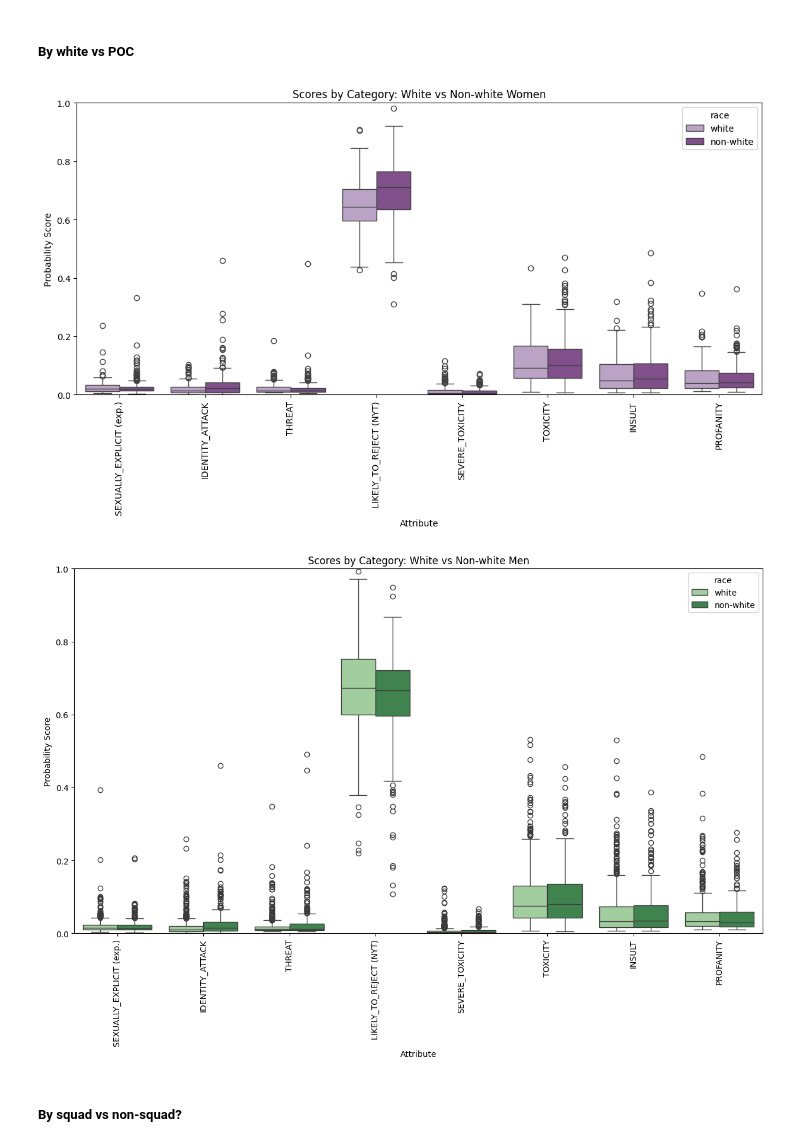
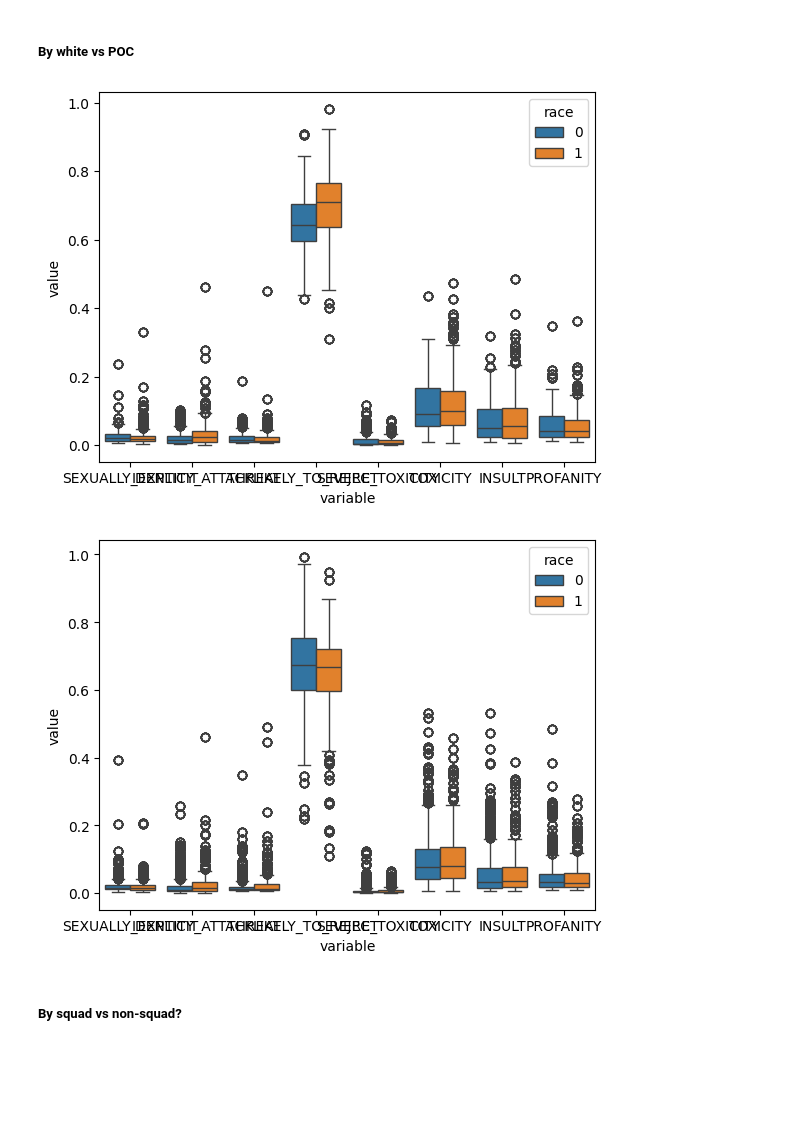
Before and after one commit to tsrogers9/CS315-proj3-group2, a Jupyter notebook: 2-analysis/stance_detection_analysis.ipynb, the cells around one changed output. Saved outputs shown, nothing was run; the diff lists cells and outputs as text; code cells hidden in the pictures; blank space fills up the shorter version.

```diff
--- a/2-analysis/stance_detection_analysis.ipynb
+++ b/2-analysis/stance_detection_analysis.ipynb
@@ -25,4 +25,5 @@ col_names_cats = ['SEXUALLY_EXPLICIT (exp.)', 'IDENTITY_ATTACK', 'THREAT', 'LIKE
 # %%
+#edited
 def flatten_datajson(d_json, gender, col_names_cats):
     """
     Input: d_json - a json of video scores for each video for politicians of the same gender; gender - gender of users
@@ -44,7 +45,7 @@ def flatten_datajson(d_json, gender, col_names_cats):
         for vid in pol_json.keys():
             vid_dict = d_json[politician][vid] # video dictionary (dictionary for one video)
             vid_dict['video_id'] = vid # add key-value for video id
-            vid_df = pd.DataFrame(vid_dict, index=['i',]) # convert video dictionary to df
+            vid_df = pd.DataFrame(vid_dict, index=col_names_basic) # convert video dictionary to df
 
             # add video df to df of a politician's videos if netiher are empty
             try:
@@ -61,5 +62,4 @@ def flatten_datajson(d_json, gender, col_names_cats):
             print(f"{df_pol_vids['politician']} failed to add to dict")
 
     df_vids.loc[:, 'gender'] = gender
-
     return df_vids
@@ -72,10 +76,6 @@ def datajson_to_csv(d_json, gender, col_names):
     Converts json of video scores to a df and writes to a CSV
     """
     df_temp = flatten_datajson(d_json, gender, col_names)
-    print(df_temp.shape)
-
-    df_temp = df_temp.rename(columns={"SEXUALLY_EXPLICIT":"SEXUALLY_EXPLICIT (exp.)", "LIKELY_TO_REJECT":"LIKELY_TO_REJECT (NYT)"})
-
     today = str(date.today()).replace('-','_')
     df_temp.to_csv(f"{gender}_politician_avg_scores_{today}.csv", index=False)
     return df_temp
@@ -163,22 +162,13 @@ plot_stance_by_gender(male_federal_avgs, fem_federal_avgs)
 # %% [markdown]
 #### By politician
 # %%
-all_categories = ['SEXUALLY_EXPLICIT (exp.)', 'IDENTITY_ATTACK', 'THREAT', 'LIKELY_TO_REJECT (NYT)', 'SEVERE_TOXICITY', 'TOXICITY', 'INSULT','PROFANITY']
-palette = sns.color_palette('PRGn')
-
-def plot_side_by_side(multi_poli_df, identify, categories, title, ylim, palette_in):
+def plot_side_by_side(multi_poli_df, identify):
     """
     Input: multi_poli_df - df with columns for each stance, identify - string identifying feature in the df by which you want to plot
     """
-    long =  pd.melt(multi_poli_df, id_vars=[identify], value_vars=categories)
-    long = long.rename(columns={"variable":"Attribute", "value":"Probability Score"})
-
-    plt.figure(figsize=(14,7))
-    ax = sns.boxplot(x="Attribute", y="Probability Score", hue=identify, data=long, palette=palette_in)  # RUN PLOT
-    ax.set_xticklabels(ax.get_xticklabels(),rotation=90)
-    plt.title(title)
-    plt.ylim(0, ylim)
-
+    long =  pd.melt(multi_poli_df, id_vars=[identify], value_vars=['SEXUALLY_EXPLICIT', 'IDENTITY_ATTACK', 'THREAT',
+       'LIKELY_TO_REJECT', 'SEVERE_TOXICITY', 'TOXICITY', 'INSULT','PROFANITY'])
+    ax = sns.boxplot(x="variable", y="value", hue=identify, data=long)  # RUN PLOT
     plt.show()
 
     plt.clf()
@@ -203,7 +199,7 @@ def assign_race(df_gender, gender):
     elif gender == 'male':
         poc_list = ['corybooker', 'robertgarcia', 'repbowman', 'troyc4congress', 'repcasar', 'repmaxwellfrost', 'colinallredtx', 'congressmancardenas', 'repmarktakano', 'stevenahorsford']
 
-    df_gender['race'] = df_gender['politician'].apply(lambda x: 'non-white' if x in poc_list else 'white')
+    df_gender['race'] = df_gender['politician'].apply(lambda x: 1 if x in poc_list else 0)
 
     return df_gender
 # %%
@@ -211,6 +207,6 @@ df_female_federal_race = assign_race(df_female_federal, 'female')
 df_male_federal_race = assign_race(df_male_federal, 'male')
 # %%
 # Females: white vs POC
-plot_side_by_side(df_female_federal_race, 'race', all_categories, "Scores by Category: White vs Non-white Women", 1, fem_palette) # white = 0
+plot_side_by_side(df_female_federal_race, 'race')
 # %% [output]
-[figure, old version]
+[figure, new version]
@@ -222,5 +213,5 @@ male_palette = [palette[4], palette[5]]
 # %%
 # Males: white vs POC
-plot_side_by_side(df_male_federal_race, 'race',  all_categories, "Scores by Category: White vs Non-white Men", 1, male_palette) # white is 0
+plot_side_by_side(df_male_federal_race, 'race')
 # %% [output]
-[figure, old version]
+[figure, new version]
```
Also changed, not shown: parts of 49 cells of this notebook.
